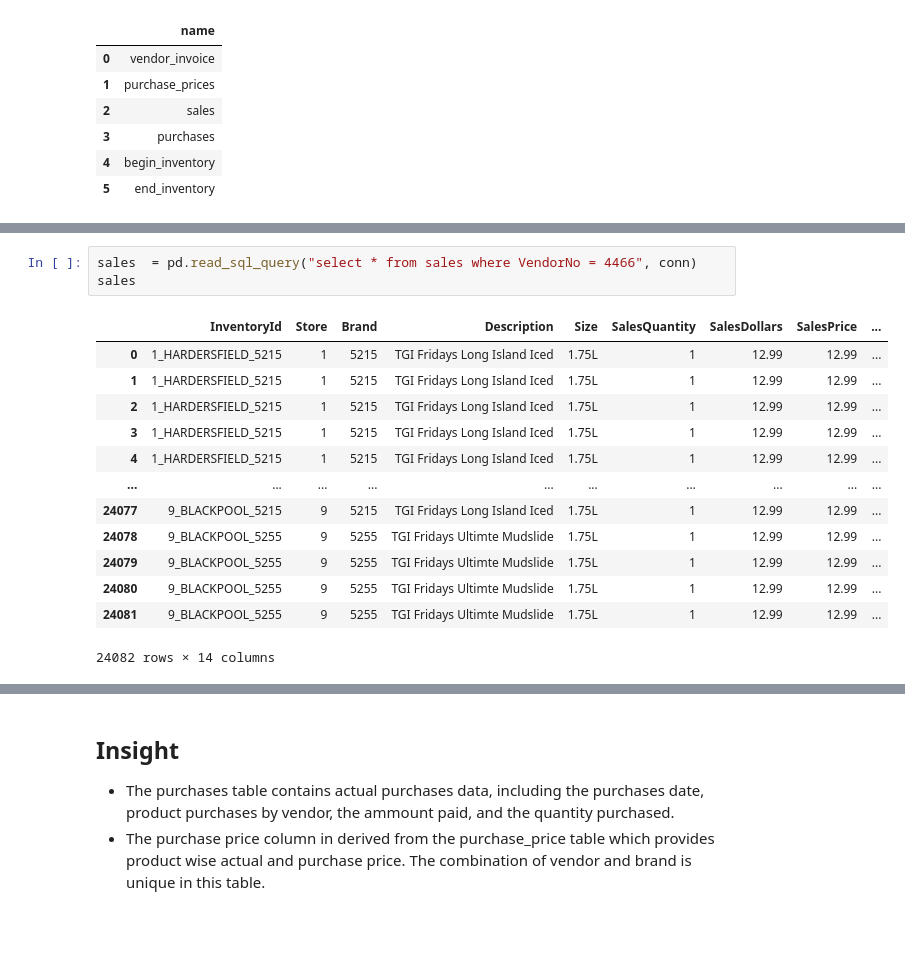
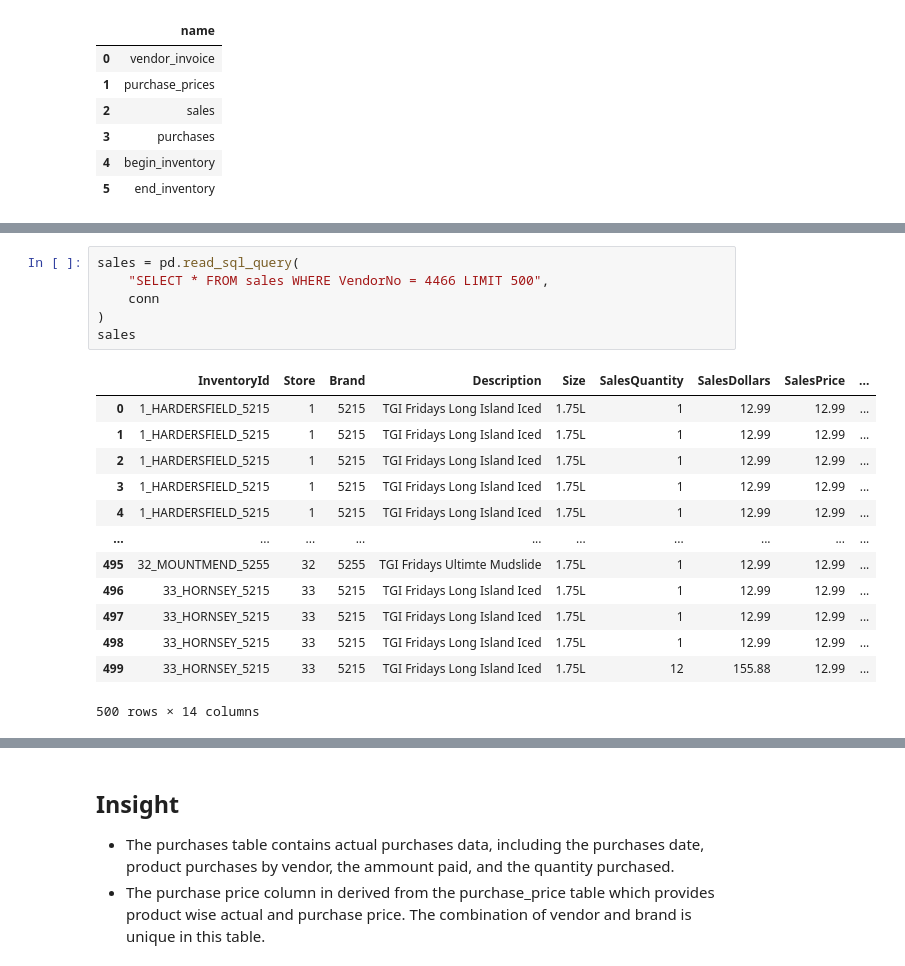
Before and after one commit to 1sazzad/vendor-performance-analytics, a Jupyter notebook: Exploratory_Data_Analysis.ipynb, the cells around one changed output, grey strips where cells are left out. Saved outputs shown, nothing was run; the diff lists cells and outputs as text; blank space fills up the shorter version.

```diff
--- a/Exploratory_Data_Analysis.ipynb
+++ b/Exploratory_Data_Analysis.ipynb
@@ -127,20 +105,23 @@ vendor_invoice
 | 219 | 4466 | AMERICAN VINTAGE BEVERAGE | 2025-01-09 | 13627 | 2024-12-22 | 2025-02-05 | 413 | 3985.03 | 19.53 | ... |
 220 rows × 10 columns
 # %%
-sales  = pd.read_sql_query("select * from sales where VendorNo = 4466", conn)
+sales = pd.read_sql_query(
+    "SELECT * FROM sales WHERE VendorNo = 4466 LIMIT 500",
+    conn
+)
 sales
 # %% [output]
 |  | InventoryId | Store | Brand | Description | Size | SalesQuantity | SalesDollars | SalesPrice | ... |
 | 0 | 1_HARDERSFIELD_5215 | 1 | 5215 | TGI Fridays Long Island Iced | 1.75L | 1 | 12.99 | 12.99 | ... |
 | 1 | 1_HARDERSFIELD_5215 | 1 | 5215 | TGI Fridays Long Island Iced | 1.75L | 1 | 12.99 | 12.99 | ... |
 | 2 | 1_HARDERSFIELD_5215 | 1 | 5215 | TGI Fridays Long Island Iced | 1.75L | 1 | 12.99 | 12.99 | ... |
 | 3 | 1_HARDERSFIELD_5215 | 1 | 5215 | TGI Fridays Long Island Iced | 1.75L | 1 | 12.99 | 12.99 | ... |
 | 4 | 1_HARDERSFIELD_5215 | 1 | 5215 | TGI Fridays Long Island Iced | 1.75L | 1 | 12.99 | 12.99 | ... |
 | ... | ... | ... | ... | ... | ... | ... | ... | ... | ... |
-| 24077 | 9_BLACKPOOL_5215 | 9 | 5215 | TGI Fridays Long Island Iced | 1.75L | 1 | 12.99 | 12.99 | ... |
-| 24078 | 9_BLACKPOOL_5255 | 9 | 5255 | TGI Fridays Ultimte Mudslide | 1.75L | 1 | 12.99 | 12.99 | ... |
-| 24079 | 9_BLACKPOOL_5255 | 9 | 5255 | TGI Fridays Ultimte Mudslide | 1.75L | 1 | 12.99 | 12.99 | ... |
-| 24080 | 9_BLACKPOOL_5255 | 9 | 5255 | TGI Fridays Ultimte Mudslide | 1.75L | 1 | 12.99 | 12.99 | ... |
-| 24081 | 9_BLACKPOOL_5255 | 9 | 5255 | TGI Fridays Ultimte Mudslide | 1.75L | 1 | 12.99 | 12.99 | ... |
+| 495 | 32_MOUNTMEND_5255 | 32 | 5255 | TGI Fridays Ultimte Mudslide | 1.75L | 1 | 12.99 | 12.99 | ... |
+| 496 | 33_HORNSEY_5215 | 33 | 5215 | TGI Fridays Long Island Iced | 1.75L | 1 | 12.99 | 12.99 | ... |
+| 497 | 33_HORNSEY_5215 | 33 | 5215 | TGI Fridays Long Island Iced | 1.75L | 1 | 12.99 | 12.99 | ... |
+| 498 | 33_HORNSEY_5215 | 33 | 5215 | TGI Fridays Long Island Iced | 1.75L | 1 | 12.99 | 12.99 | ... |
+| 499 | 33_HORNSEY_5215 | 33 | 5215 | TGI Fridays Long Island Iced | 1.75L | 12 | 155.88 | 12.99 | ... |
-24082 rows × 14 columns
+500 rows × 14 columns
 # %%
```
Also changed, not shown: parts of 16 cells of this notebook.
